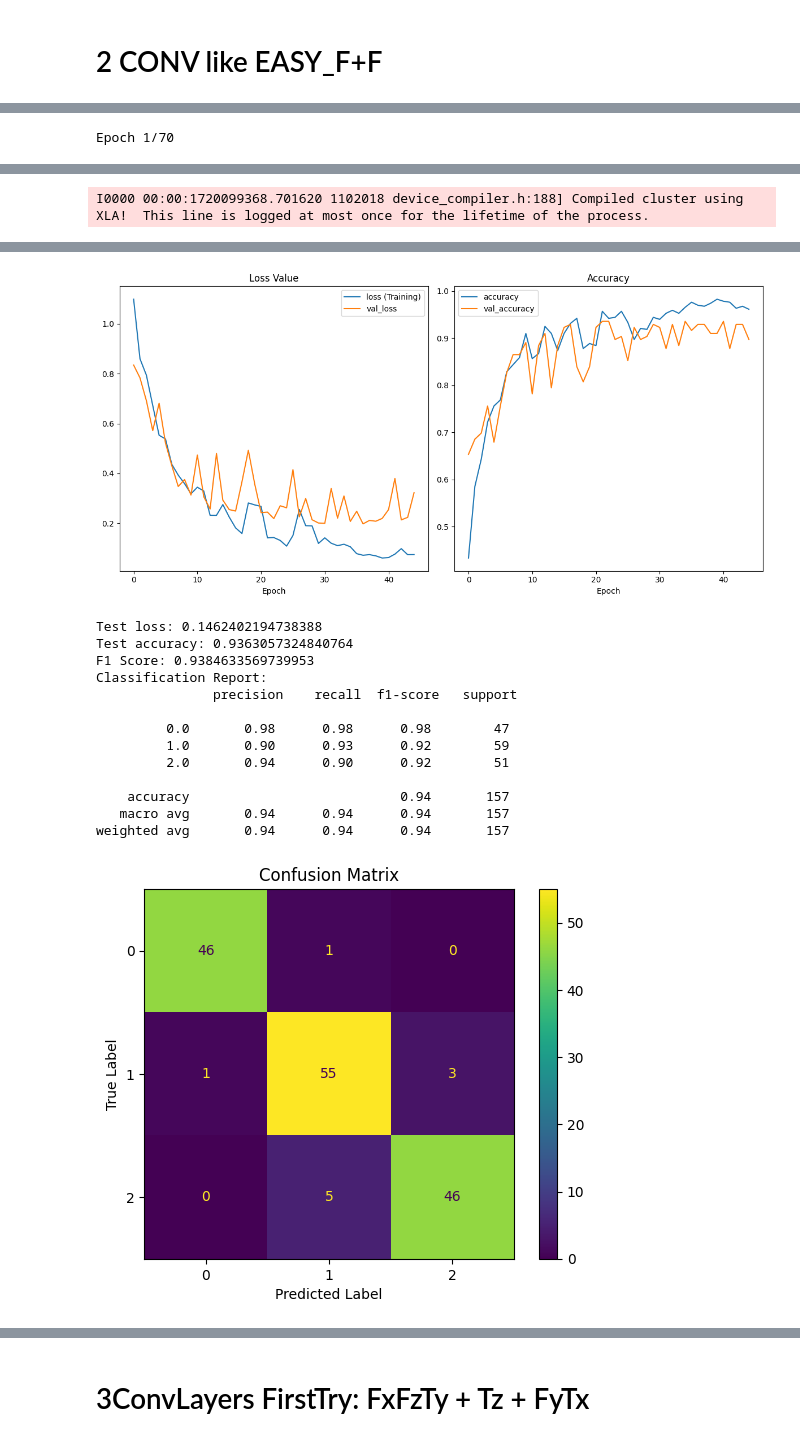
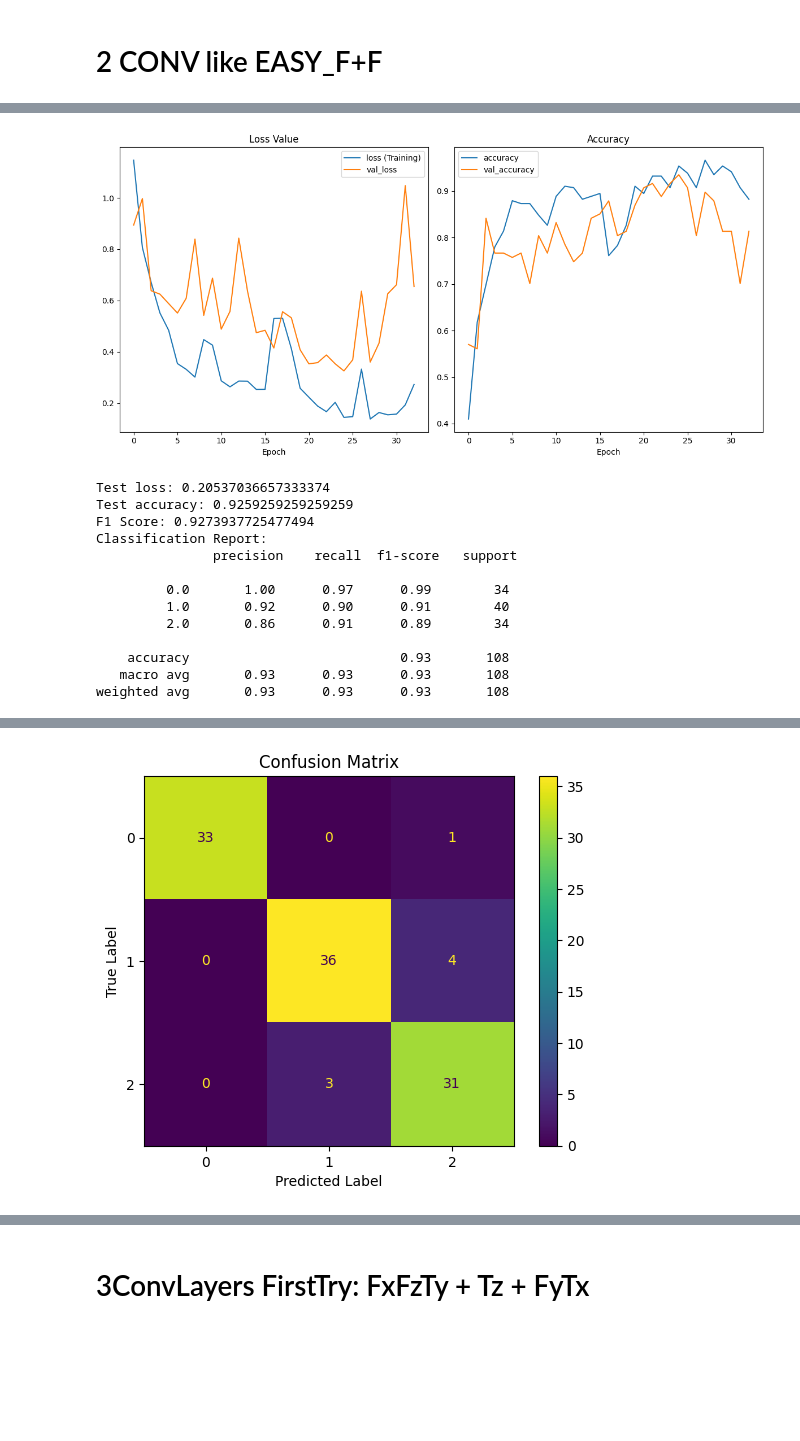
Before and after one commit to pietrodardano/ForceDriven_Arto, a Jupyter notebook: ML_Actions/FLAP/1D_COMB_FLAP_FTP.ipynb, the cells around one changed output, grey strips where cells are left out. Drawn from its saved outputs; the diff is of its cells as text; code cells hidden in the pictures; blank space fills up the shorter version.

```diff
--- a/ML_Actions/FLAP/1D_COMB_FLAP_FTP.ipynb
+++ b/ML_Actions/FLAP/1D_COMB_FLAP_FTP.ipynb
@@ -31,14 +31,14 @@ gpus = tf.config.list_physical_devices('GPU')
 for gpu in gpus:
     print(gpu)
 # Set GPU 1 (the second GPU) to be the only visible device
-if gpus:
-    try:
-        tf.config.set_visible_devices(gpus[1], 'GPU')
+# if gpus:
+#     try:
+#         tf.config.set_visible_devices(gpus[1], 'GPU')
 
-        # Optionally, set memory growth to avoid allocating all memory on the GPU at once
-        tf.config.experimental.set_memory_growth(gpus[1], True)
-    except RuntimeError as e:
-        print(e)
+#         # Optionally, set memory growth to avoid allocating all memory on the GPU at once
+#         tf.config.experimental.set_memory_growth(gpus[1], True)
+#     except RuntimeError as e:
+#         print(e)
 
 
 from tensorflow.keras.models     import Sequential, Model, load_model
@@ -71,8 +71,7 @@ def load_data(data_folder):
 
     return X_data, y_data
 
-
-data_folder = '/home/rl_sim/TactileDriven_Arto/ML_Actions/DATA/1D_AUGMnostr_FLAP_FTP_ScalNorm'
+data_folder = '/home/rl_sim/TactileDriven_Arto/ML_Actions/DATA/1D_TRANSF_FLAP_FTP_ScalNorm'
 
 X_data, y_data = load_data(data_folder)
 
@@ -101,8 +100,8 @@ def assign_and_deploy_variables(data_dict):
     for key, data in data_dict.items():
         globals()[f"{key}1"] = data[:, :, 0]
         globals()[f"{key}2"] = data[:, :, 2]
-        globals()[f"{key}3"] = np.dstack((data[:, :, 0], data[:, :, 4]))
-        globals()[f"{key}4"] = np.dstack((data[:, :, 6], data[:, :, 8]))
+        globals()[f"{key}3"] = np.dstack((data[:, :, 0], data[:, :, 6]))
+        globals()[f"{key}4"] = np.dstack((data[:, :, 2], data[:, :, 8]))
 
 import tensorflow as tf
 
@@ -215,37 +214,41 @@ def build_branched_model(input_shape1, input_shape2, input_shape3, input_shape4)
     # First input branch
     input1 = Input(shape=input_shape1, name='input1')
     x1 = Conv1D(filters=64*FILTN, kernel_size=40, strides=10, activation='relu', padding='same', name='conv1d_1_1')(input1)
+    x1 = MaxPooling1D(pool_size=2)(x1)
     x1 = Conv1D(filters=128*FILTN, kernel_size=4, strides=2, activation='relu', name='conv1d_1_2')(x1)
     x1 = GlobalMaxPooling1D(name='gap1d_1_1')(x1)
-    x1 = Flatten()(x1)
+    #x1 = Flatten()(x1)
         # it was GlobalAveragePooling1D
 
     # Second input branch
     input2 = Input(shape=input_shape2, name='input2')
     x2 = Conv1D(filters=64*FILTN, kernel_size=40, strides=10, activation='relu', padding='same', name='conv1d_2_1')(input2)
+    x2 = MaxPooling1D(pool_size=2)(x2)
     x2 = Conv1D(filters=128*FILTN, kernel_size=4, strides=2, activation='relu', name='conv1d_2_2')(x2)
     x2 = GlobalMaxPooling1D(name='gap1d_2_1')(x2)
-    x2 = Flatten()(x2)
+    #x2 = Flatten()(x2)
 
     # Third input branch
     input3 = Input(shape=input_shape3, name='input3')
     x3 = Conv1D(filters=64*FILTN, kernel_size=40, strides=10, activation='relu', padding='same', name='conv1d_3_1')(input3)
+    x3 = MaxPooling1D(pool_size=2)(x3)
     x3 = Conv1D(filters=128*FILTN, kernel_size=4, strides=2, activation='relu', name='conv1d_3_2')(x3)
     x3 = GlobalMaxPooling1D(name='gap1d_3_1')(x3)
-    x3 = Flatten()(x3)
+    #x3 = Flatten()(x3)
 
     # Fourth input branch
     input4 = Input(shape=input_shape4, name='input4')
     x4 = Conv1D(filters=64*FILTN, kernel_size=40, strides=10, activation='relu', padding='same', name='conv1d_4_1')(input4)
+    x4 = MaxPooling1D(pool_size=2)(x4)
     x4 = Conv1D(filters=128*FILTN, kernel_size=4, strides=2, activation='relu', name='conv1d_4_2')(x4)
     x4 = GlobalMaxPooling1D(name='gap1d_4_1')(x4)
-    x4 = Flatten()(x4)
+    #x4 = Flatten()(x4)
 
     # Concatenate the outputs of the four branches
     merged = concatenate([x1, x2, x3, x4], name='concatenate_1')
 
     # Dense layers
-    dense = Dense(64, activation='relu', name='dense_1')(merged)
+    dense = Dense(128, activation='relu', name='dense_1')(merged)
     #dense = Dense(16, activation='relu', name='dense_2')(dense)
 
     # Output layer for 6-class classification
@@ -296 +309,14 @@ Model: "functional"
+[figure, new version]
-Epoch 1/70
+Test loss: 0.20537036657333374
+Test accuracy: 0.9259259259259259
+F1 Score: 0.9273937725477494
+Classification Report:
+               precision    recall  f1-score   support
+
+         0.0       1.00      0.97      0.99        34
+         1.0       0.92      0.90      0.91        40
+         2.0       0.86      0.91      0.89        34
+
+    accuracy                           0.93       108
+   macro avg       0.93      0.93      0.93       108
+weighted avg       0.93      0.93      0.93       108
@@ -303 +322,0 @@ I0000 00:00:1720099367.659563 1102018 service.cc:153]   StreamExecutor device (0
-I0000 00:00:1720099368.701620 1102018 device_compiler.h:188] Compiled cluster using XLA!  This line is logged at most once for the lifetime of the process.
@@ -321,16 +323,2 @@ Epoch 45/70
-[figure, old version]
-Test loss: 0.1462402194738388
-Test accuracy: 0.9363057324840764
-F1 Score: 0.9384633569739953
-Classification Report:
-               precision    recall  f1-score   support
-
-         0.0       0.98      0.98      0.98        47
-         1.0       0.90      0.93      0.92        59
-         2.0       0.94      0.90      0.92        51
-
-    accuracy                           0.94       157
-   macro avg       0.94      0.94      0.94       157
-weighted avg       0.94      0.94      0.94       157
-[figure, old version]
+[figure, new version]
 # %%
```
Also changed, not shown: parts of 11 cells of this notebook, 34 other files.
